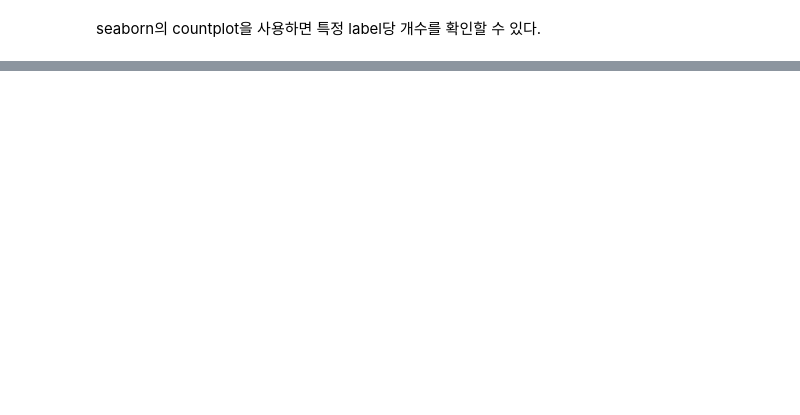
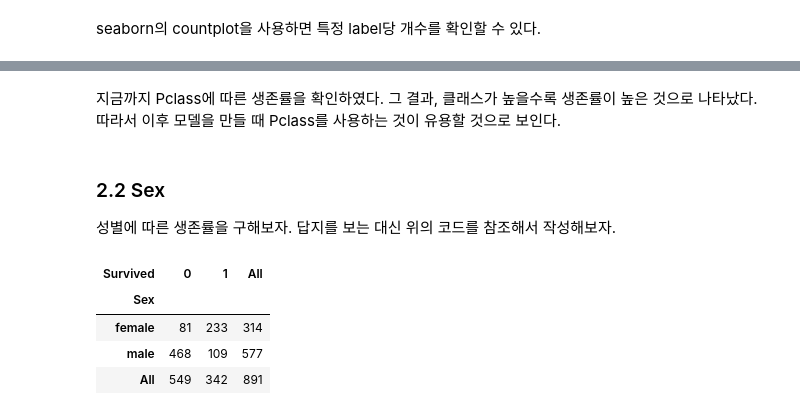
Before and after one commit to Soo-Im/Kaggle_Titanic, a Jupyter notebook: titanic-soo.ipynb, the cells around one changed output, grey strips where cells are left out. Saved outputs shown, nothing was run; the diff lists cells and outputs as text; code cells hidden in the pictures; blank space fills up the shorter version.

```diff
--- a/titanic-soo.ipynb
+++ b/titanic-soo.ipynb
@@ -218,0 +220,13 @@ ax[1].set_title('Pclass: Survived vs. Dead', y=title_position)
+# %% [markdown]
+지금까지 Pclass에 따른 생존률을 확인하였다. 그 결과, 클래스가 높을수록 생존률이 높은 것으로 나타났다. 따라서 이후 모델을 만들 때 Pclass를 사용하는 것이 유용할 것으로 보인다.
+# %% [markdown]
+### 2.2 Sex
+성별에 따른 생존률을 구해보자. 답지를 보는 대신 위의 코드를 참조해서 작성해보자.
+# %%
+pd.crosstab(df_train['Sex'],df_train['Survived'],margins=True).style.background_gradient(cmap='RdPu')
+# %% [output]
+| Survived | 0 | 1 | All |
+| Sex |  |  |  |
+| female | 81 | 233 | 314 |
+| male | 468 | 109 | 577 |
+| All | 549 | 342 | 891 |
```
Also changed, not shown: parts of 5 cells of this notebook.
